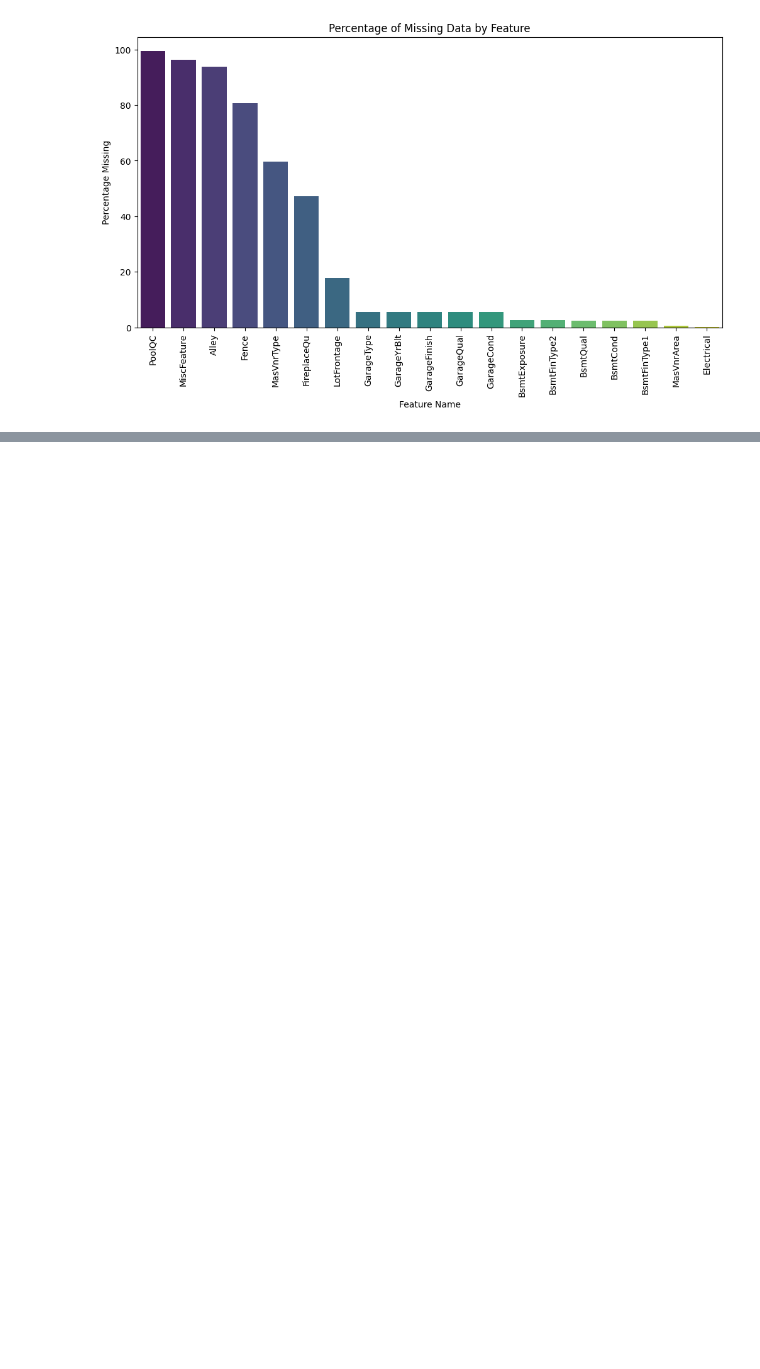
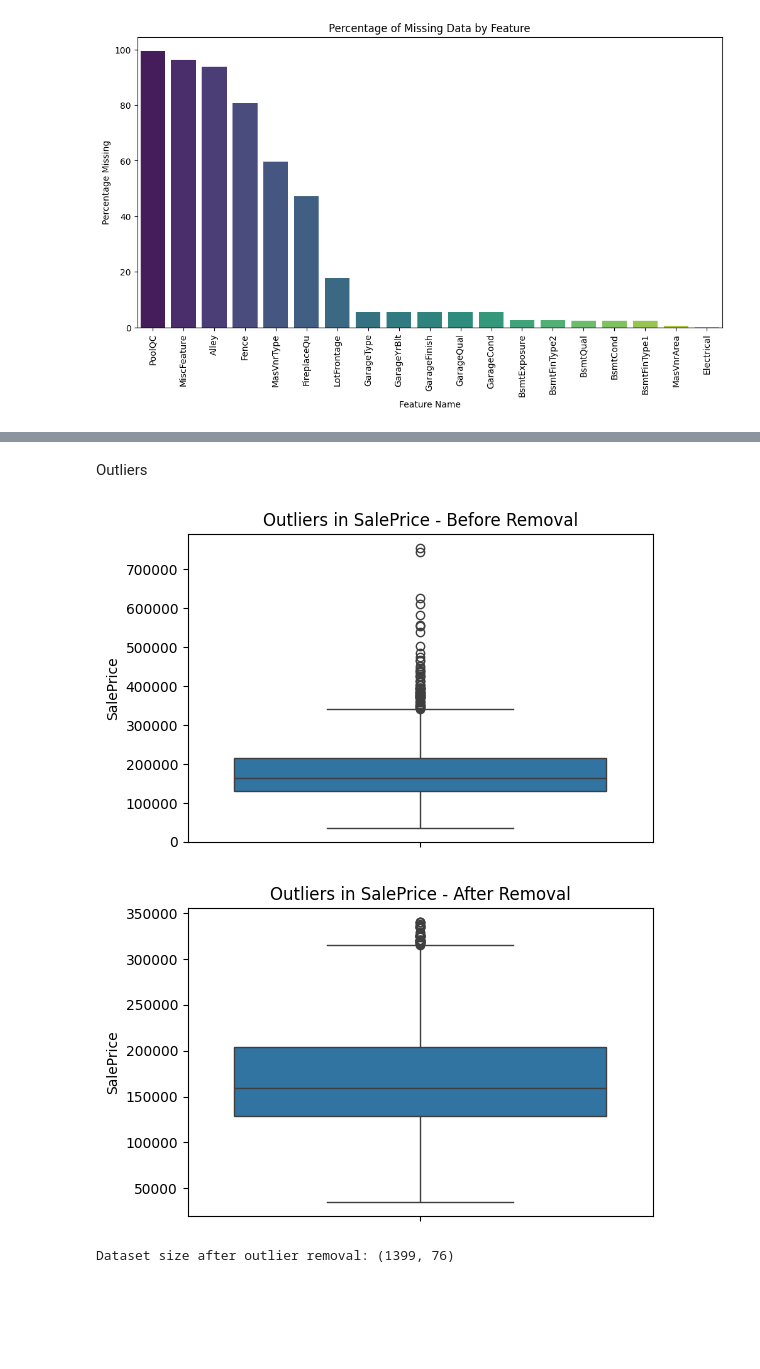
Before and after one commit to Suee18/Task1_ML, a Jupyter notebook: linearRegression.ipynb, the cells around one changed output, grey strips where cells are left out. Saved outputs shown, nothing was run; the diff lists cells and outputs as text; code cells hidden in the pictures; blank space fills up the shorter version.

```diff
--- a/linearRegression.ipynb
+++ b/linearRegression.ipynb
@@ -183,2 +213,43 @@ Total missing values after imputation: 0
+# %% [markdown]
+Outliers
+# %%
+
+def removeOutliers(file_path):
+    # Load the dataset
+    df = pd.read_csv(file_path)
+
+    # Check if 'SalePrice' column exists
+    if "SalePrice" not in df.columns:
+        print("'SalePrice' column not found in the dataset.")
+        return
+
+    # 🔹 Boxplot before removing outliers
+    plt.figure(figsize=(6, 4))
+    sns.boxplot(y=df["SalePrice"])
+    plt.title("Outliers in SalePrice - Before Removal")
+    plt.show()
+
+    # Calculate IQR and filter out outliers
+    Q1 = df["SalePrice"].quantile(0.25)
+    Q3 = df["SalePrice"].quantile(0.75)
+    IQR = Q3 - Q1
+    df = df[(df["SalePrice"] >= Q1 - 1.5 * IQR) & (df["SalePrice"] <= Q3 + 1.5 * IQR)]
+
+    # Save cleaned data back to the same file
+    df.to_csv(file_path, index=False)
+
+    # 🔹 Boxplot after removing outliers
+    plt.figure(figsize=(6, 4))
+    sns.boxplot(y=df["SalePrice"])
+    plt.title("Outliers in SalePrice - After Removal")
+    plt.show()
+
+    print(f"Dataset size after outlier removal: {df.shape}")
+
+removeOutliers("train.csv")
+# %% [output]
+[figure, added]
+[figure, added]
+Dataset size after outlier removal: (1399, 76)
 # %% [markdown]
 # <span style="color:white">Features Engineering :encoding</span>
```
Also changed, not shown: parts of 17 cells of this notebook, 5 other files.
